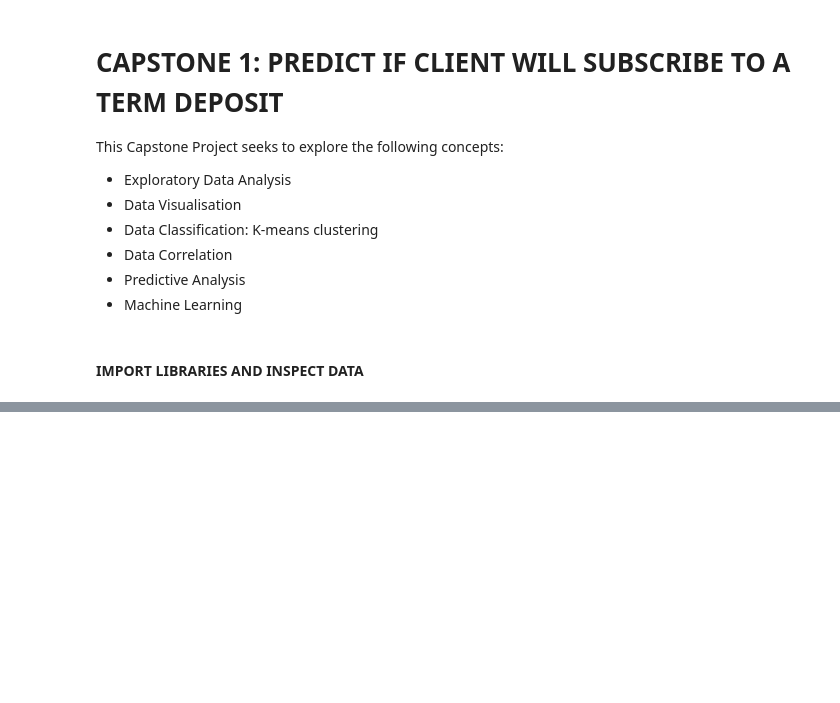
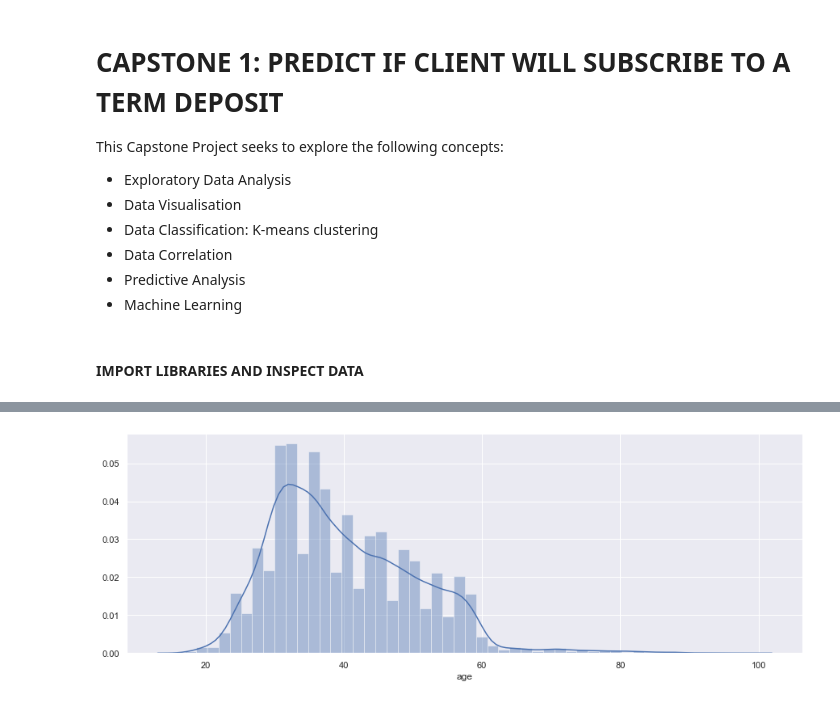
Before and after one commit to Dataforreal/springboard, a Jupyter notebook: Capstone_1/Capstone_Project_1.ipynb, the cells around one changed output, grey strips where cells are left out. Saved outputs shown, nothing was run; the diff lists cells and outputs as text; code cells hidden in the pictures; blank space fills up the shorter version.

```diff
--- a/Capstone_1/Capstone_Project_1.ipynb
+++ b/Capstone_1/Capstone_Project_1.ipynb
@@ -146,0 +375,5 @@ test_updatedSample
+# %%
+>>> sns.set()
+>>> ax = sns.distplot(train.age)
+# %% [output]
+[figure, added]
```
Also changed, not shown: parts of 51 cells of this notebook.
